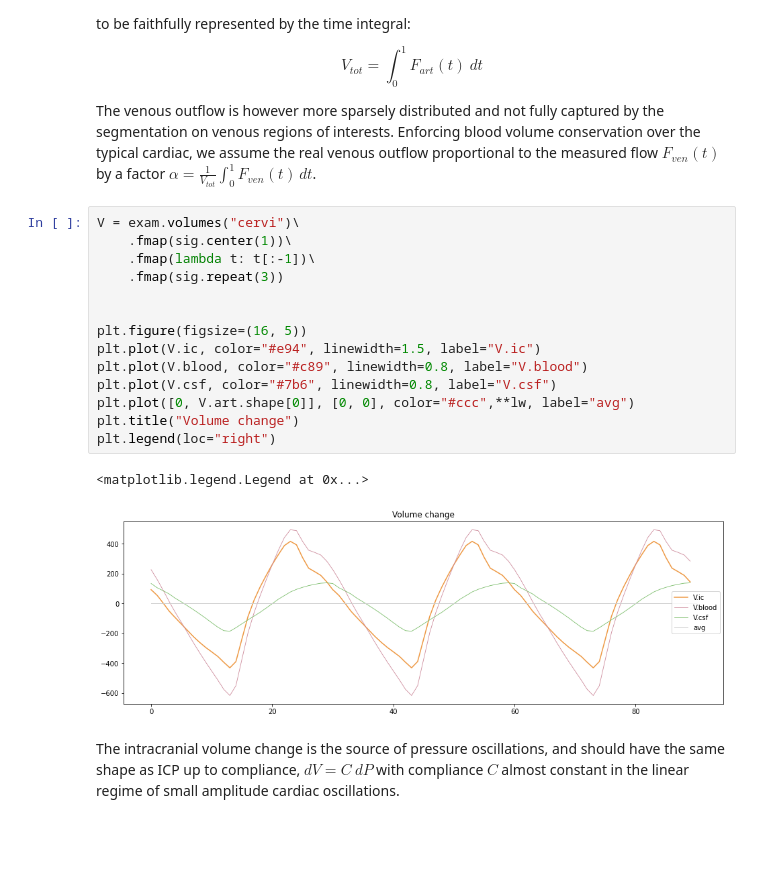
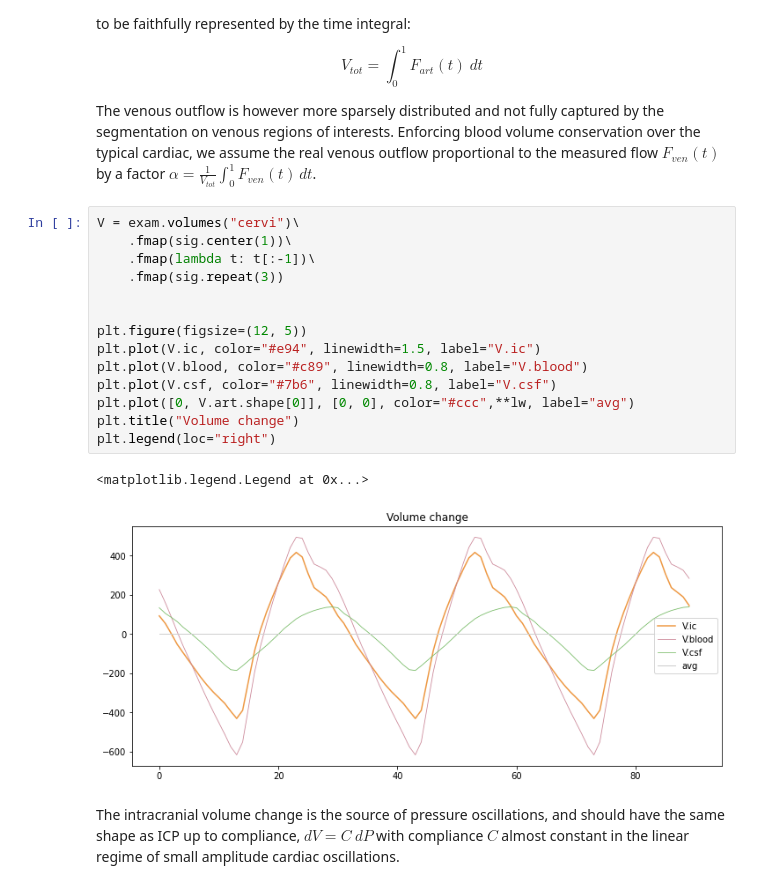
Before and after one commit to opeltre/revert, a Jupyter notebook: notebooks/friday.ipynb, the cells around one changed output. Saved outputs shown, nothing was run; the diff lists cells and outputs as text; blank space fills up the shorter version.

```diff
--- a/notebooks/friday.ipynb
+++ b/notebooks/friday.ipynb
@@ -52,20 +52,20 @@ The venous outflow is however more sparsely distributed and not fully captured b
 # %%
 V = exam.volumes("cervi")\
     .fmap(sig.center(1))\
     .fmap(lambda t: t[:-1])\
     .fmap(sig.repeat(3))
 
 
-plt.figure(figsize=(16, 5))
+plt.figure(figsize=(12, 5))
 plt.plot(V.ic, color="#e94", linewidth=1.5, label="V.ic")
 plt.plot(V.blood, color="#c89", linewidth=0.8, label="V.blood")
 plt.plot(V.csf, color="#7b6", linewidth=0.8, label="V.csf")
 plt.plot([0, V.art.shape[0]], [0, 0], color="#ccc",**lw, label="avg")
 plt.title("Volume change")
 plt.legend(loc="right")
 # %% [output]
 <matplotlib.legend.Legend at 0x...>
-[figure, old version]
+[figure, new version]
 # %% [markdown]
 The intracranial volume change is the source of pressure oscillations, and should have the same shape as ICP up to compliance, $dV = C\: dP$  with compliance $C$ almost constant in the linear regime of small amplitude cardiac oscillations.
 # %% [markdown]
```
Also changed, not shown: parts of 2 cells of this notebook.
